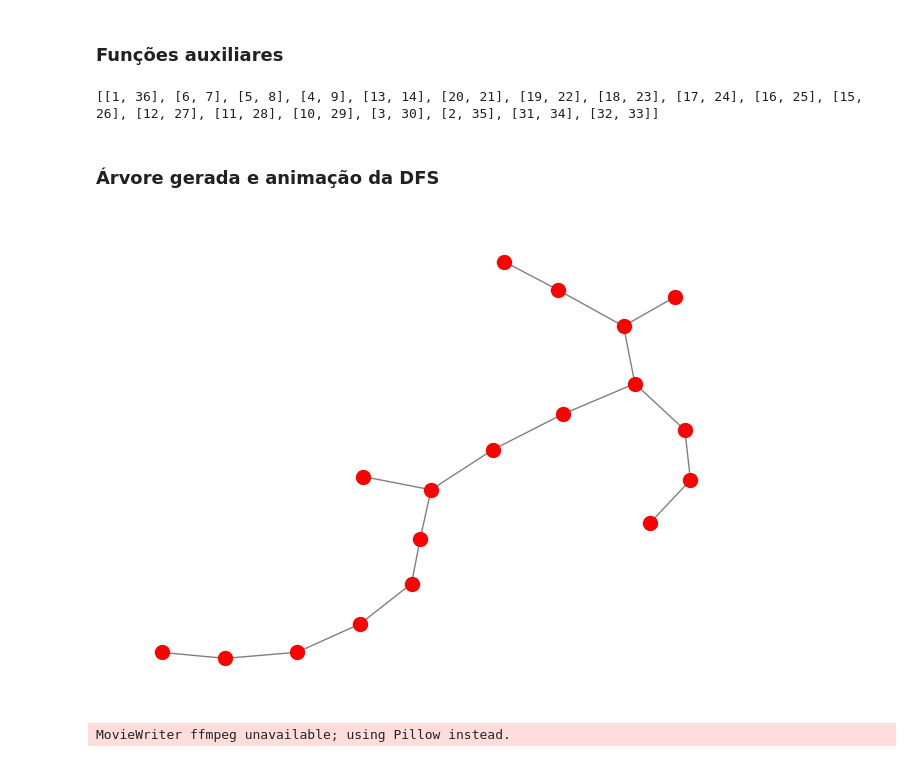
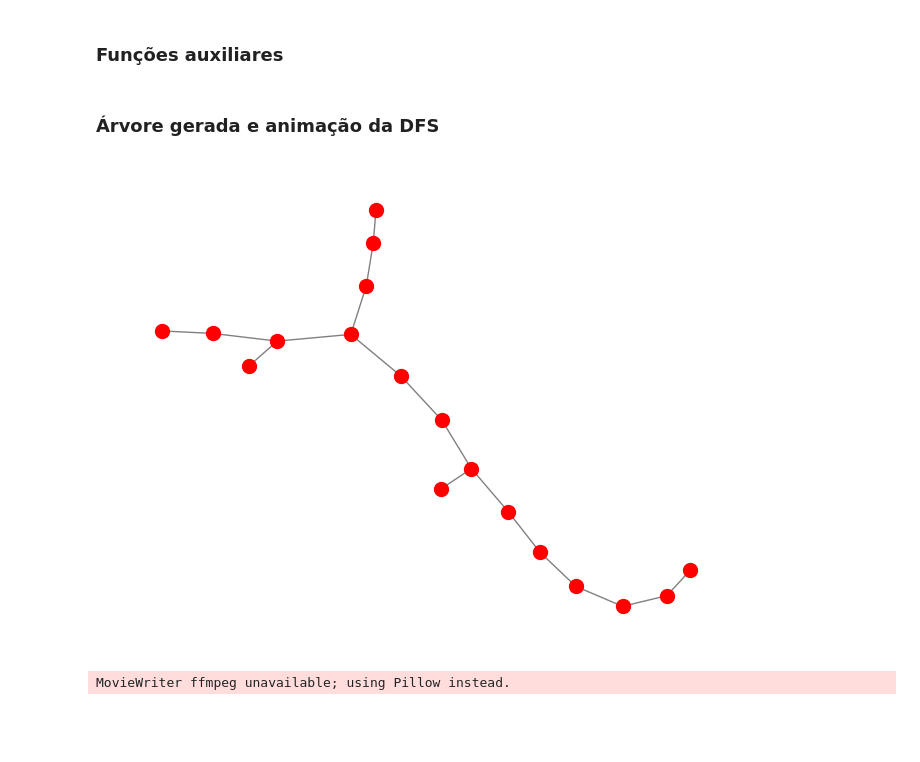
Before and after one commit to JNDJ0/TP1_ALG2, a Jupyter notebook: TP1ALG2.ipynb, the cells around one changed output. Drawn from its saved outputs; the diff is of its cells as text; code cells hidden in the pictures; blank space fills up the shorter version.

```diff
--- a/TP1ALG2.ipynb
+++ b/TP1ALG2.ipynb
@@ -327,27 +327,19 @@ def DFS(visited, graph, node, timestamps):
       DFS(visited, graph, neighbour, timestamps)
     time += 1
     timestamps[node][1] = time
-
-visited = set()
-timestamps = [[np.int64(0), np.int64(0)] for _ in range(len(triangles_index))]
-colors = np.int64(np.zeros(len(triangles_index) + 2))
-triangles_adj_list = TriangleAdjList(triangles_index)
-DFS(visited, triangles_adj_list, 0, timestamps)
-print(timestamps)
+#print(timestamps)
-# %% [output]
-[[1, 36], [6, 7], [5, 8], [4, 9], [13, 14], [20, 21], [19, 22], [18, 23], [17, 24], [16, 25], [15, 26], [12, 27], [11, 28], [10, 29], [3, 30], [2, 35], [31, 34], [32, 33]]
 # %% [markdown]
 ### Árvore gerada e animação da DFS
 # %%
 G = nx.Graph()
-adj_list = TriangleAdjList(triangles_index)
-for idx, neighbours in enumerate(adj_list):
+triangles_adj_list = TriangleAdjList(triangles_index)
+for idx, neighbours in enumerate(triangles_adj_list):
   for neighbour in neighbours:
     G.add_edge(idx, neighbour)
 
 pos = nx.spring_layout(G)
 nx.draw(G, pos, with_labels=False, node_color='red', node_size=100, edge_color='gray', font_size=0, font_weight='bold')
 plt.show()
 # %% [output]
-[figure, old version]
+[figure, new version]
 # %%
```
Also changed, not shown: parts of 1 cell of this notebook.
